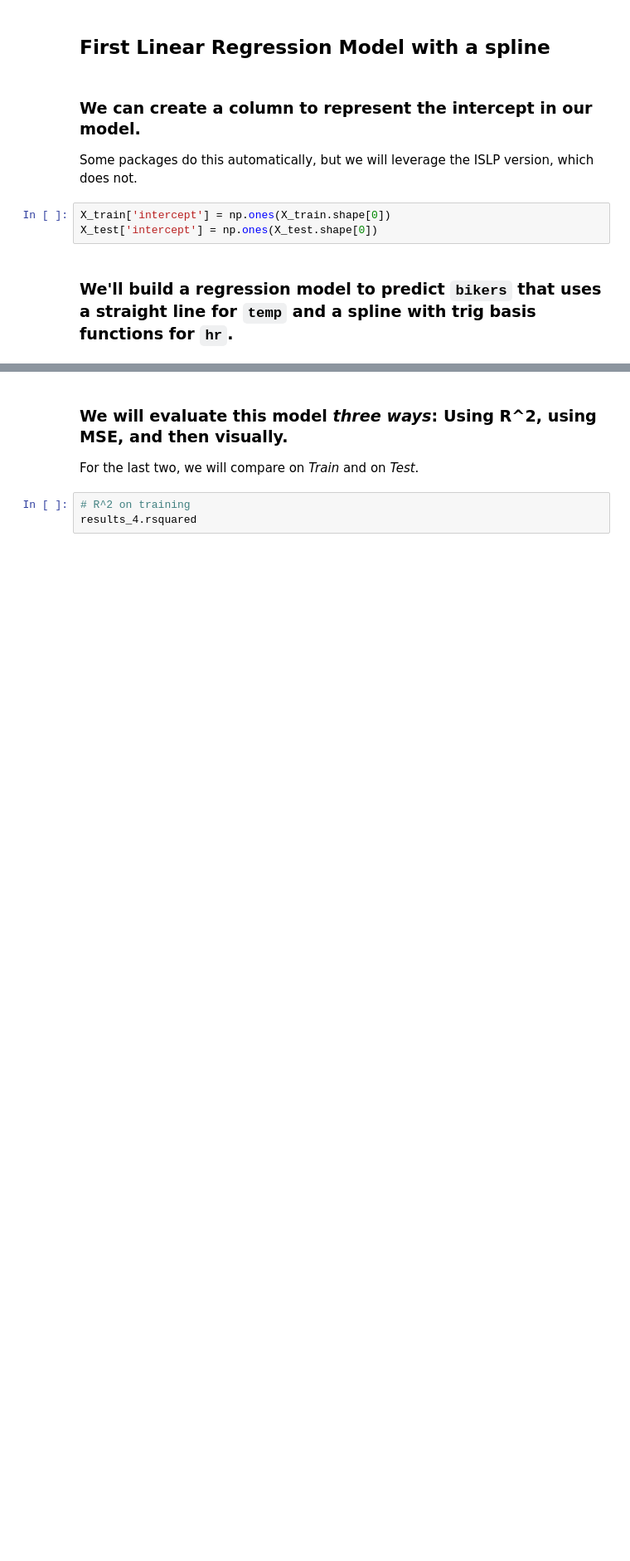
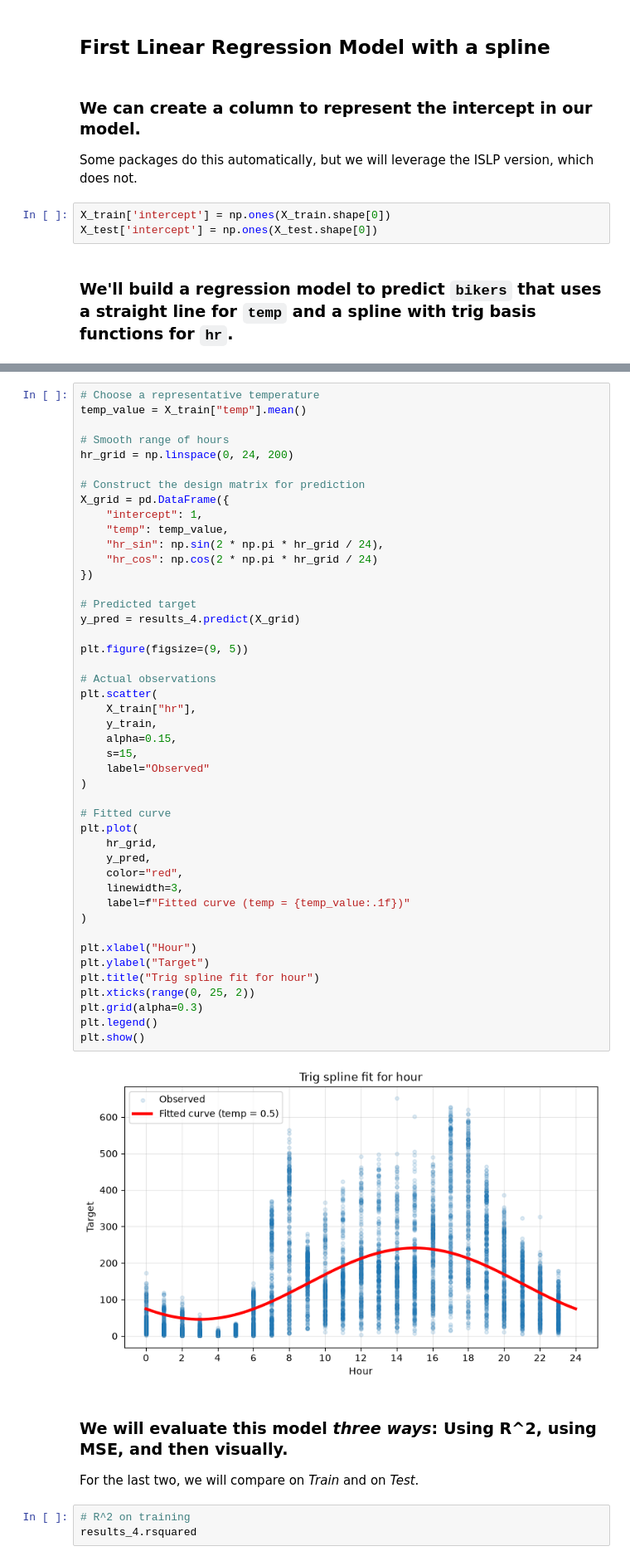
Before and after one commit to yashnapraveen02/code_2600, a Jupyter notebook: mod05_nonlinear.ipynb, the cells around one changed output, grey strips where cells are left out. Shown at 83% size. Saved outputs shown, nothing was run; the diff lists cells and outputs as text; blank space fills up the shorter version.

```diff
--- a/mod05_nonlinear.ipynb
+++ b/mod05_nonlinear.ipynb
@@ -141,3 +149,50 @@ summarize(results_4)
+# %%
+# Choose a representative temperature
+temp_value = X_train["temp"].mean()
+
+# Smooth range of hours
+hr_grid = np.linspace(0, 24, 200)
+
+# Construct the design matrix for prediction
+X_grid = pd.DataFrame({
+    "intercept": 1,
+    "temp": temp_value,
+    "hr_sin": np.sin(2 * np.pi * hr_grid / 24),
+    "hr_cos": np.cos(2 * np.pi * hr_grid / 24)
+})
+
+# Predicted target
+y_pred = results_4.predict(X_grid)
+
+plt.figure(figsize=(9, 5))
+
+# Actual observations
+plt.scatter(
+    X_train["hr"],
+    y_train,
+    alpha=0.15,
+    s=15,
+    label="Observed"
+)
+
+# Fitted curve
+plt.plot(
+    hr_grid,
+    y_pred,
+    color="red",
+    linewidth=3,
+    label=f"Fitted curve (temp = {temp_value:.1f})"
+)
+
+plt.xlabel("Hour")
+plt.ylabel("Target")
+plt.title("Trig spline fit for hour")
+plt.xticks(range(0, 25, 2))
+plt.grid(alpha=0.3)
+plt.legend()
+plt.show()
+# %% [output]
+[figure, added]
 # %% [markdown]
 ### We will evaluate this model *three ways*: Using R^2, using MSE, and then visually.
 
```
Also changed, not shown: parts of 16 cells of this notebook.
